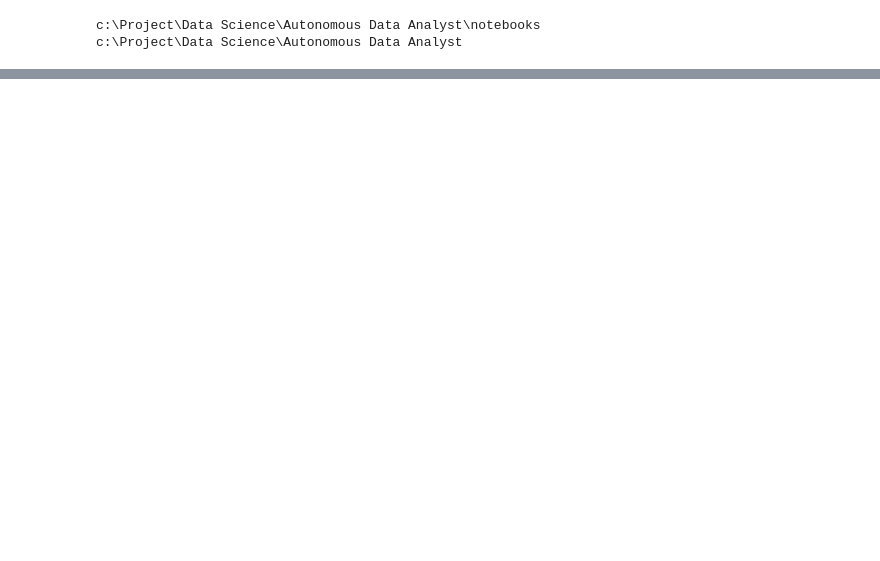
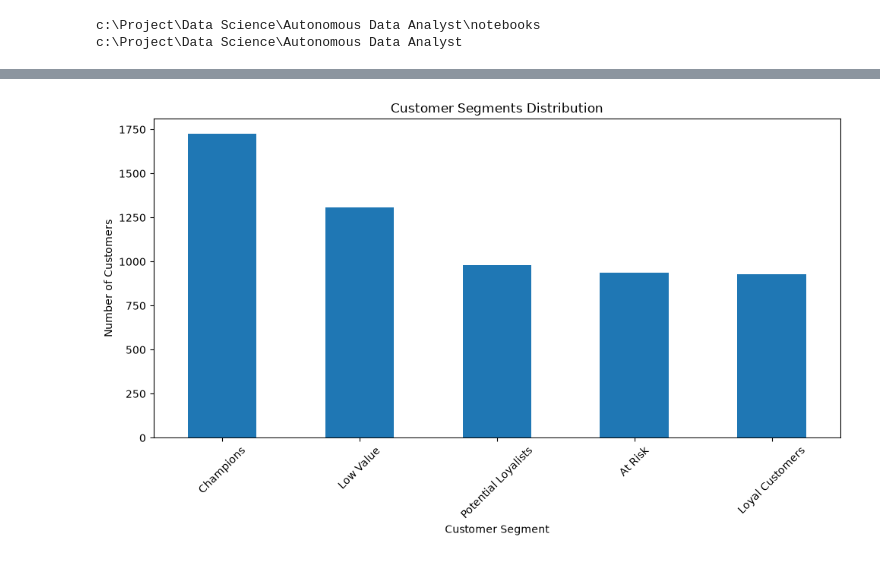
Before and after one commit to AKASHRAUT108/autonomous-data-analyst, a Jupyter notebook: notebooks/02_data_profiling.ipynb, the cells around one changed output, grey strips where cells are left out. Drawn from its saved outputs; the diff is of its cells as text; code cells hidden in the pictures; blank space fills up the shorter version.

```diff
--- a/notebooks/02_data_profiling.ipynb
+++ b/notebooks/02_data_profiling.ipynb
@@ -466,0 +837,13 @@ eda_summary.keys()
+# %%
+segment_insights=[]
+for segment,row in segment_summary.iterrows():
+    insight=(
+        f"{segment}:{int(row['customers'])}customers,"
+        f"average recency {row['avg_recency']:.0f}days,"
+        f"average frequency {row['avg_frequency']:.2f},"
+        f"average monetary value {row['avg_monetary']:.2f}."
+    )
+    segment_insights.append(insight)
+
+for insight in segment_insights:
+    print(insight)
@@ -466,0 +856,78 @@ eda_summary.keys()
+# %%
+# ============================================================
+# CUSTOMER SEGMENTATION - FINAL ANALYSIS & EXPORT
+# ============================================================
+
+import os
+import matplotlib.pyplot as plt
+
+# 1. Display segment summary
+print("CUSTOMER SEGMENT SUMMARY")
+print("=" * 60)
+
+display(segment_summary)
+
+
+# 2. Generate business insights
+print("\nBUSINESS INSIGHTS")
+print("=" * 60)
+
+for segment, row in segment_summary.iterrows():
+    print(
+        f"\n{segment}"
+        f"\n  Customers: {int(row['customers'])}"
+        f"\n  Average Recency: {row['avg_recency']:.0f} days"
+        f"\n  Average Frequency: {row['avg_frequency']:.2f}"
+        f"\n  Average Monetary Value: {row['avg_monetary']:.2f}"
+    )
+
+
+# 3. Customer count by segment
+plt.figure(figsize=(10, 6))
+
+rfm["segment"].value_counts().plot(kind="bar")
+
+plt.title("Customer Segments Distribution")
+plt.xlabel("Customer Segment")
+plt.ylabel("Number of Customers")
+plt.xticks(rotation=45)
+plt.tight_layout()
+plt.show()
+
+
+# 4. Average monetary value by segment
+plt.figure(figsize=(10, 6))
+
+segment_summary["avg_monetary"].plot(kind="bar")
+
+plt.title("Average Customer Value by Segment")
+plt.xlabel("Customer Segment")
+plt.ylabel("Average Monetary Value")
+plt.xticks(rotation=45)
+plt.tight_layout()
+plt.show()
+
+
+# 5. Create processed-data folder
+os.makedirs("../data/processed", exist_ok=True)
+
+
+# 6. Save customer-level RFM segmentation
+rfm.to_csv(
+    "../data/processed/customer_rfm_segments.csv",
+    index=False
+)
+
+
+# 7. Save segment-level summary
+segment_summary.to_csv(
+    "../data/processed/customer_segment_summary.csv"
+)
+
+
+print("\n" + "=" * 60)
+print("Customer segmentation analysis completed successfully.")
+print("Files saved:")
+print("1. data/processed/customer_rfm_segments.csv")
+print("2. data/processed/customer_segment_summary.csv")
+# %% [output]
@@ -466,0 +960 @@ eda_summary.keys()
+[figure, added]
```
Also changed, not shown: parts of 50 cells of this notebook, 1 other file.
